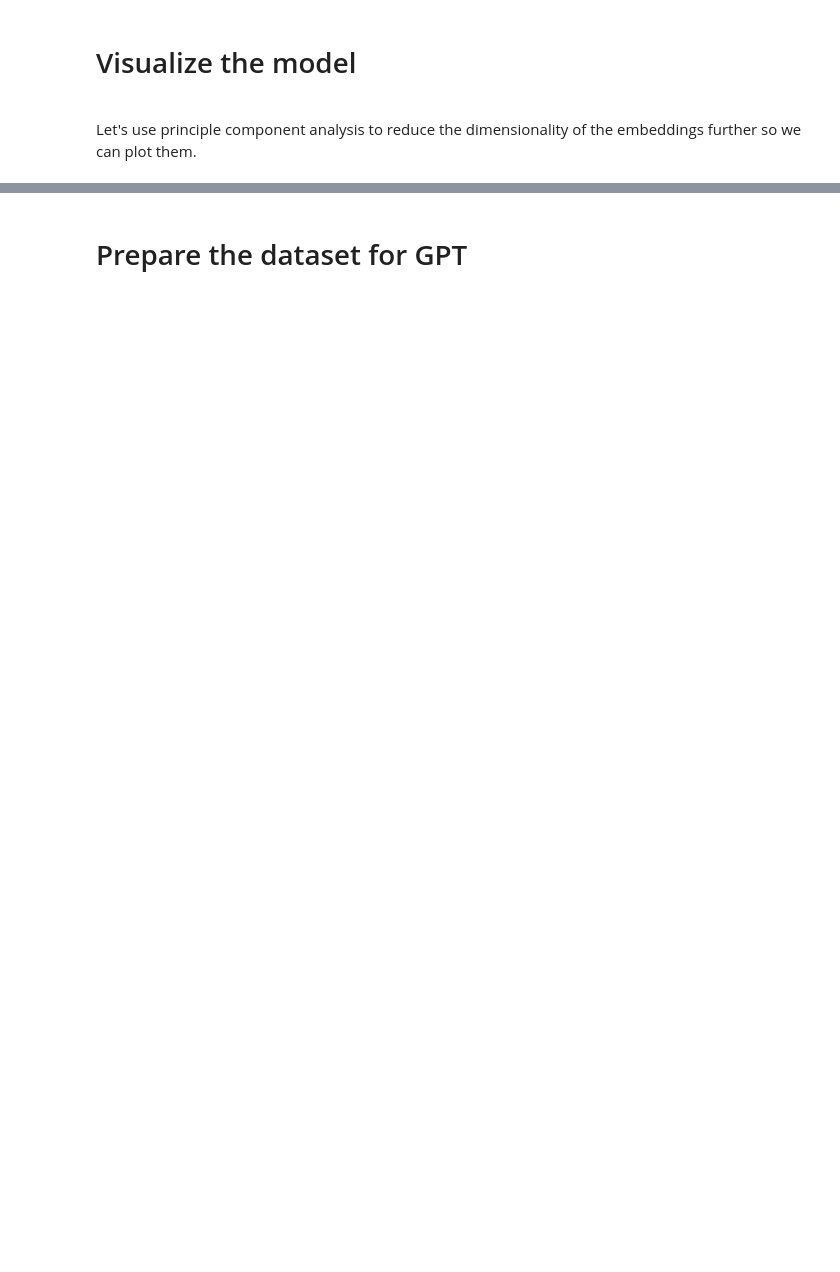
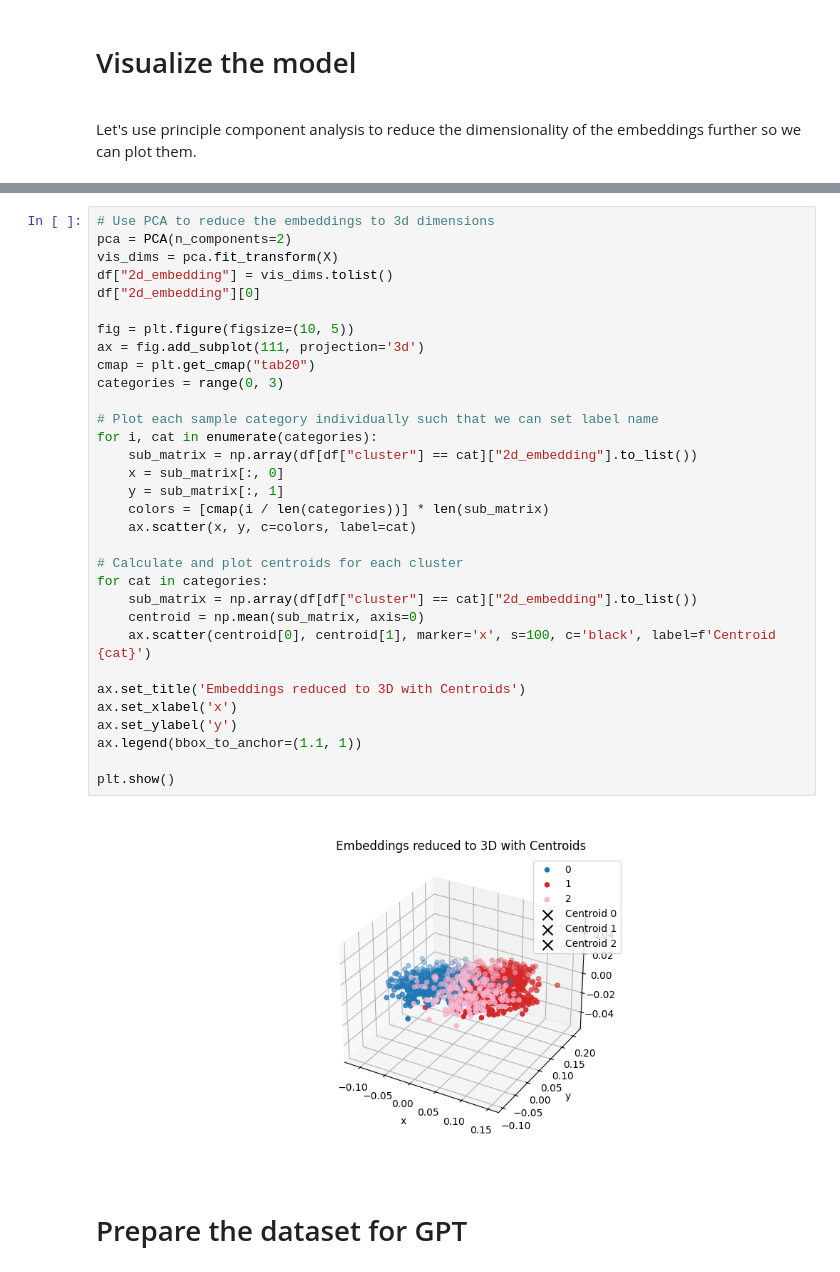
Before and after one commit to shaw-matt/clustering_workshop, a Jupyter notebook: clustering_workshop.ipynb, the cells around one changed output, grey strips where cells are left out. Drawn from its saved outputs; the diff is of its cells as text; blank space fills up the shorter version.

```diff
--- a/clustering_workshop.ipynb
+++ b/clustering_workshop.ipynb
@@ -101,3 +191,37 @@ Let's use principle component analysis to reduce the dimensionality of the embed
+# %%
+# Use PCA to reduce the embeddings to 3d dimensions
+pca = PCA(n_components=2)
+vis_dims = pca.fit_transform(X)
+df["2d_embedding"] = vis_dims.tolist()
+df["2d_embedding"][0]
+
+fig = plt.figure(figsize=(10, 5))
+ax = fig.add_subplot(111, projection='3d')
+cmap = plt.get_cmap("tab20")
+categories = range(0, 3)
+
+# Plot each sample category individually such that we can set label name
+for i, cat in enumerate(categories):
+    sub_matrix = np.array(df[df["cluster"] == cat]["2d_embedding"].to_list())
+    x = sub_matrix[:, 0]
+    y = sub_matrix[:, 1]
+    colors = [cmap(i / len(categories))] * len(sub_matrix)
+    ax.scatter(x, y, c=colors, label=cat)
+
+# Calculate and plot centroids for each cluster
+for cat in categories:
+    sub_matrix = np.array(df[df["cluster"] == cat]["2d_embedding"].to_list())
+    centroid = np.mean(sub_matrix, axis=0)
+    ax.scatter(centroid[0], centroid[1], marker='x', s=100, c='black', label=f'Centroid {cat}')
+
+ax.set_title('Embeddings reduced to 3D with Centroids')
+ax.set_xlabel('x')
+ax.set_ylabel('y')
+ax.legend(bbox_to_anchor=(1.1, 1))
+
+plt.show()
+# %% [output]
+[figure, added]
 # %% [markdown]
 # Prepare the dataset for GPT
 # %%
```
Also changed, not shown: parts of 8 cells of this notebook.
